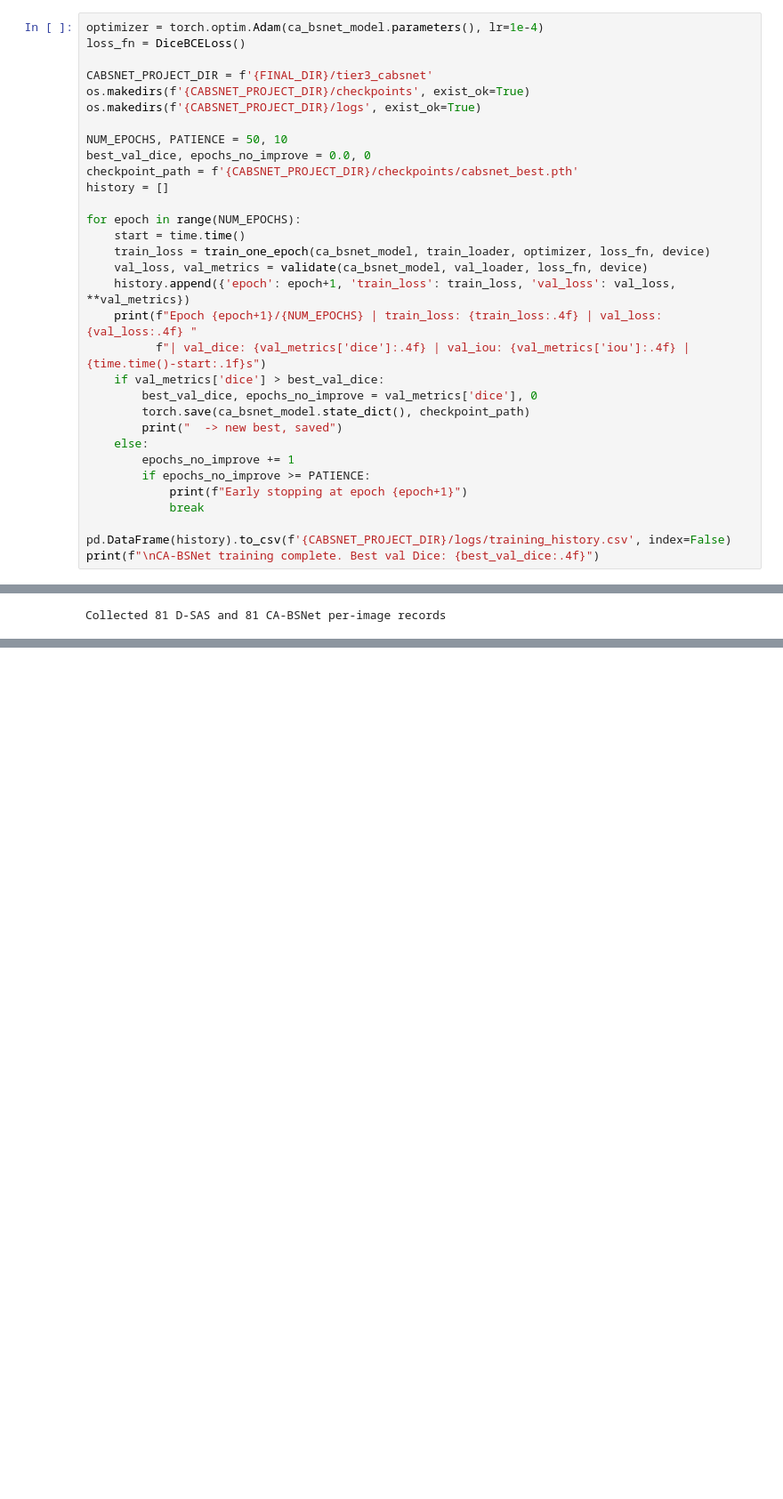
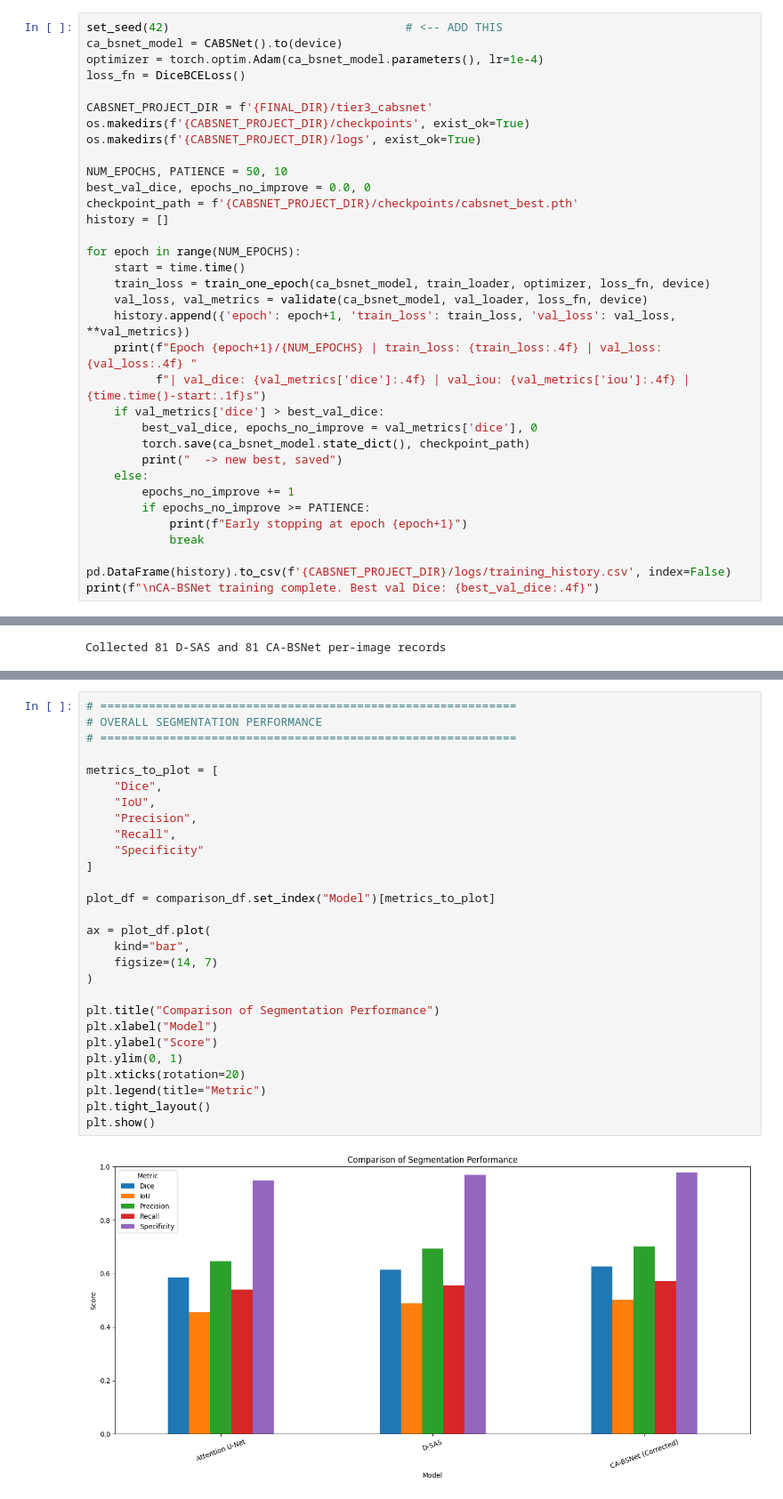
Before and after one commit to aribarahmanii/Breasttumor, a Jupyter notebook: week2_3.ipynb, the cells around one changed output, grey strips where cells are left out. Shown at 89% size. Cells and saved outputs as stored; diff of their text form; blank space fills up the shorter version.

```diff
--- a/week2_3.ipynb
+++ b/week2_3.ipynb
@@ -1067,4 +1104,6 @@ CA-BSNet output on real image: torch.Size([1, 1, 256, 256])
 # %%
+set_seed(42)                                  # <-- ADD THIS
+ca_bsnet_model = CABSNet().to(device)
 optimizer = torch.optim.Adam(ca_bsnet_model.parameters(), lr=1e-4)
 loss_fn = DiceBCELoss()
 
@@ -1295,0 +1914,30 @@ Attention U-Net (Tier 1):
+# %%
+# ============================================================
+# OVERALL SEGMENTATION PERFORMANCE
+# ============================================================
+
+metrics_to_plot = [
+    "Dice",
+    "IoU",
+    "Precision",
+    "Recall",
+    "Specificity"
+]
+
+plot_df = comparison_df.set_index("Model")[metrics_to_plot]
+
+ax = plot_df.plot(
+    kind="bar",
+    figsize=(14, 7)
+)
+
+plt.title("Comparison of Segmentation Performance")
+plt.xlabel("Model")
+plt.ylabel("Score")
+plt.ylim(0, 1)
+plt.xticks(rotation=20)
+plt.legend(title="Metric")
+plt.tight_layout()
+plt.show()
+# %% [output]
+[figure, added]
```
Also changed, not shown: parts of 30 cells of this notebook.
